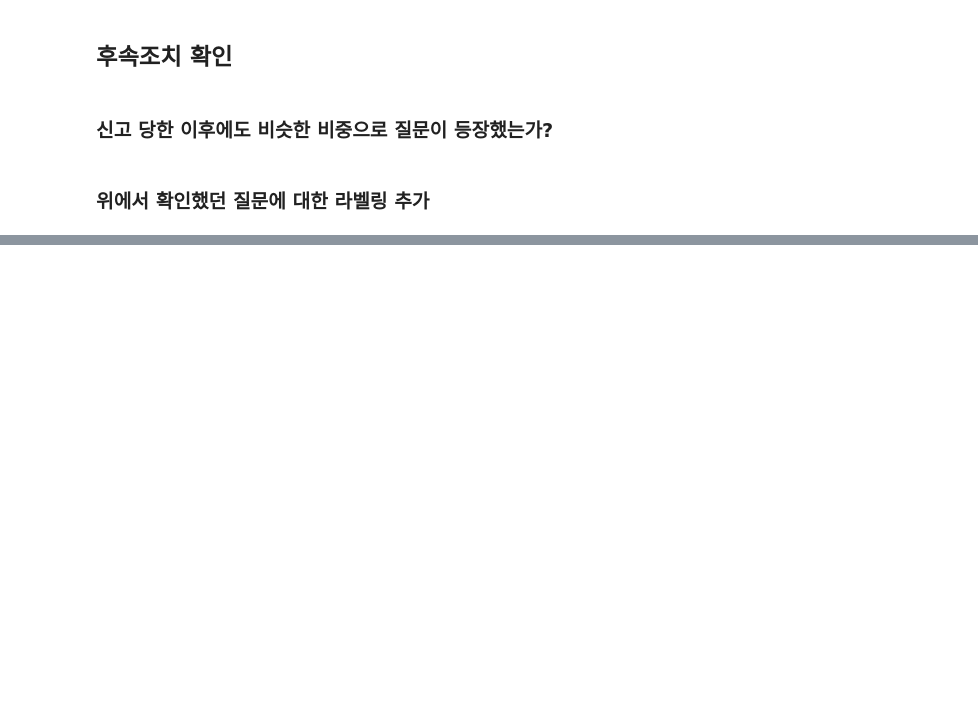
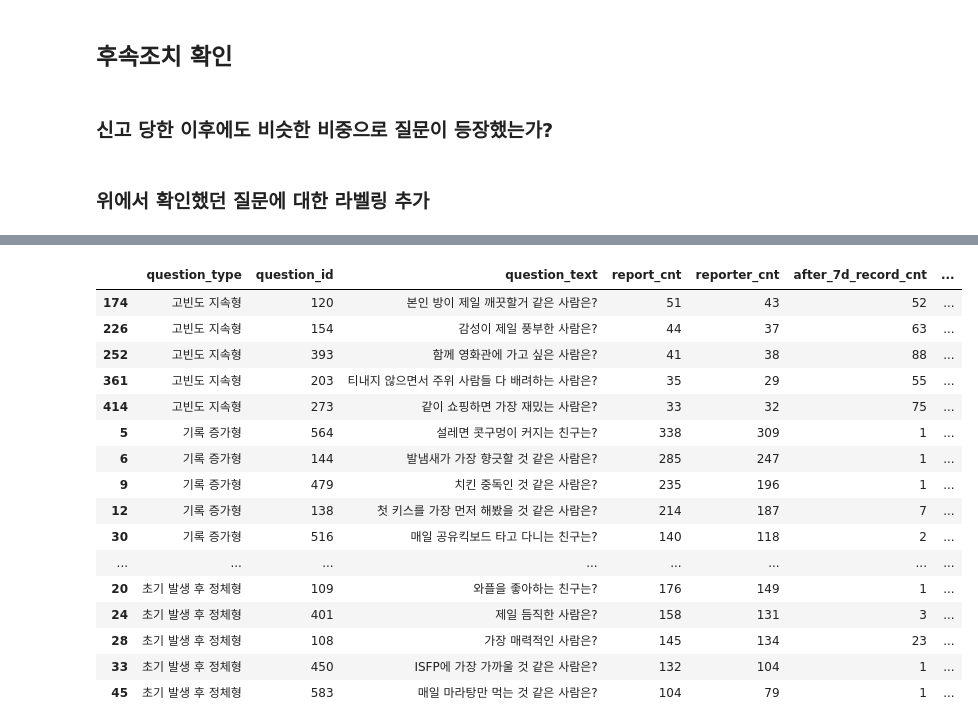
Before and after one commit to qet0506/codeit-sns-moderation, a Jupyter notebook: eda.ipynb, the cells around one changed output, grey strips where cells are left out. Drawn from its saved outputs; the diff is of its cells as text; code cells hidden in the pictures; blank space fills up the shorter version.

Commit message:
Add question card follow-up analysis

```diff
--- a/eda.ipynb
+++ b/eda.ipynb
@@ -352,0 +915,12 @@ df_duplicate_summary
+# %%
+# 신고 이후 30일의 기록을 온전히 확인할 수 있는 질문만 선별
+
+thirty_day_end = (
+    pd.to_datetime(params["end_at"]) - pd.Timedelta(days=30)
+)
+
+thirty_day_questions = reported_questions[
+    reported_questions["last_report_at"] < thirty_day_end
+].copy()
+
+print("30일 관측 가능 질문 수:", f"{len(thirty_day_questions):,}개")
@@ -352,0 +1531,54 @@ df_duplicate_summary
+# %%
+# 유형별 대표 질문 확인
+# 신고 건수와 신고자 수가 많은 질문을 우선적으로 선정
+
+representative_questions = (
+    candidate_data
+    .sort_values(
+        by=[
+            "report_cnt",
+            "reporter_cnt",
+            "after_30d_record_cnt",
+            "question_id"
+        ],
+        ascending=[False, False, False, True]
+    )
+    .groupby("question_type", group_keys=False)
+    .head(5)
+)
+
+# 유형별 대표 질문 및 기록 현황 출력
+display(
+    representative_questions[
+        [
+            "question_type",
+            "question_id",
+            "question_text",
+            "report_cnt",
+            "reporter_cnt",
+            "after_7d_record_cnt",
+            "after_30d_record_cnt"
+        ]
+    ].sort_values(
+        by=["question_type", "report_cnt"],
+        ascending=[True, False]
+    )
+)
+# %% [output]
+|  | question_type | question_id | question_text | report_cnt | reporter_cnt | after_7d_record_cnt | ... |
+| 174 | 고빈도 지속형 | 120 | 본인 방이 제일 깨끗할거 같은 사람은? | 51 | 43 | 52 | ... |
+| 226 | 고빈도 지속형 | 154 | 감성이 제일 풍부한 사람은? | 44 | 37 | 63 | ... |
+| 252 | 고빈도 지속형 | 393 | 함께 영화관에 가고 싶은 사람은? | 41 | 38 | 88 | ... |
+| 361 | 고빈도 지속형 | 203 | 티내지 않으면서 주위 사람들 다 배려하는 사람은? | 35 | 29 | 55 | ... |
+| 414 | 고빈도 지속형 | 273 | 같이 쇼핑하면 가장 재밌는 사람은? | 33 | 32 | 75 | ... |
+| 5 | 기록 증가형 | 564 | 설레면 콧구멍이 커지는 친구는? | 338 | 309 | 1 | ... |
+| 6 | 기록 증가형 | 144 | 발냄새가 가장 향긋할 것 같은 사람은? | 285 | 247 | 1 | ... |
+| 9 | 기록 증가형 | 479 | 치킨 중독인 것 같은 사람은? | 235 | 196 | 1 | ... |
+| 12 | 기록 증가형 | 138 | 첫 키스를 가장 먼저 해봤을 것 같은 사람은? | 214 | 187 | 7 | ... |
+| 30 | 기록 증가형 | 516 | 매일 공유킥보드 타고 다니는 친구는? | 140 | 118 | 2 | ... |
+| ... | ... | ... | ... | ... | ... | ... | ... |
+| 20 | 초기 발생 후 정체형 | 109 | 와플을 좋아하는 친구는? | 176 | 149 | 1 | ... |
+| 24 | 초기 발생 후 정체형 | 401 | 제일 듬직한 사람은? | 158 | 131 | 3 | ... |
+| 28 | 초기 발생 후 정체형 | 108 | 가장 매력적인 사람은? | 145 | 134 | 23 | ... |
+| 33 | 초기 발생 후 정체형 | 450 | ISFP에 가장 가까울 것 같은 사람은? | 132 | 104 | 1 | ... |
+| 45 | 초기 발생 후 정체형 | 583 | 매일 마라탕만 먹는 것 같은 사람은? | 104 | 79 | 1 | ... |
```
Also changed, not shown: parts of 61 cells of this notebook.
